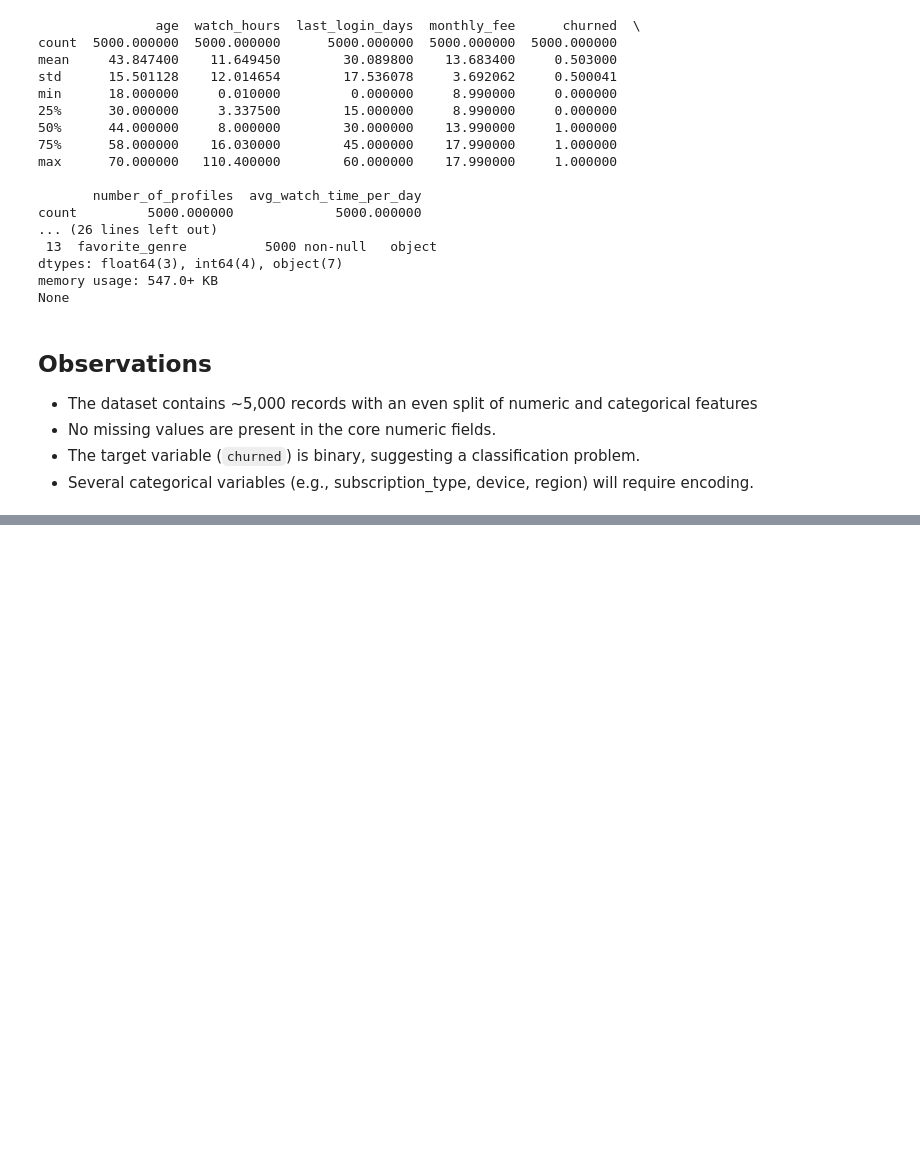
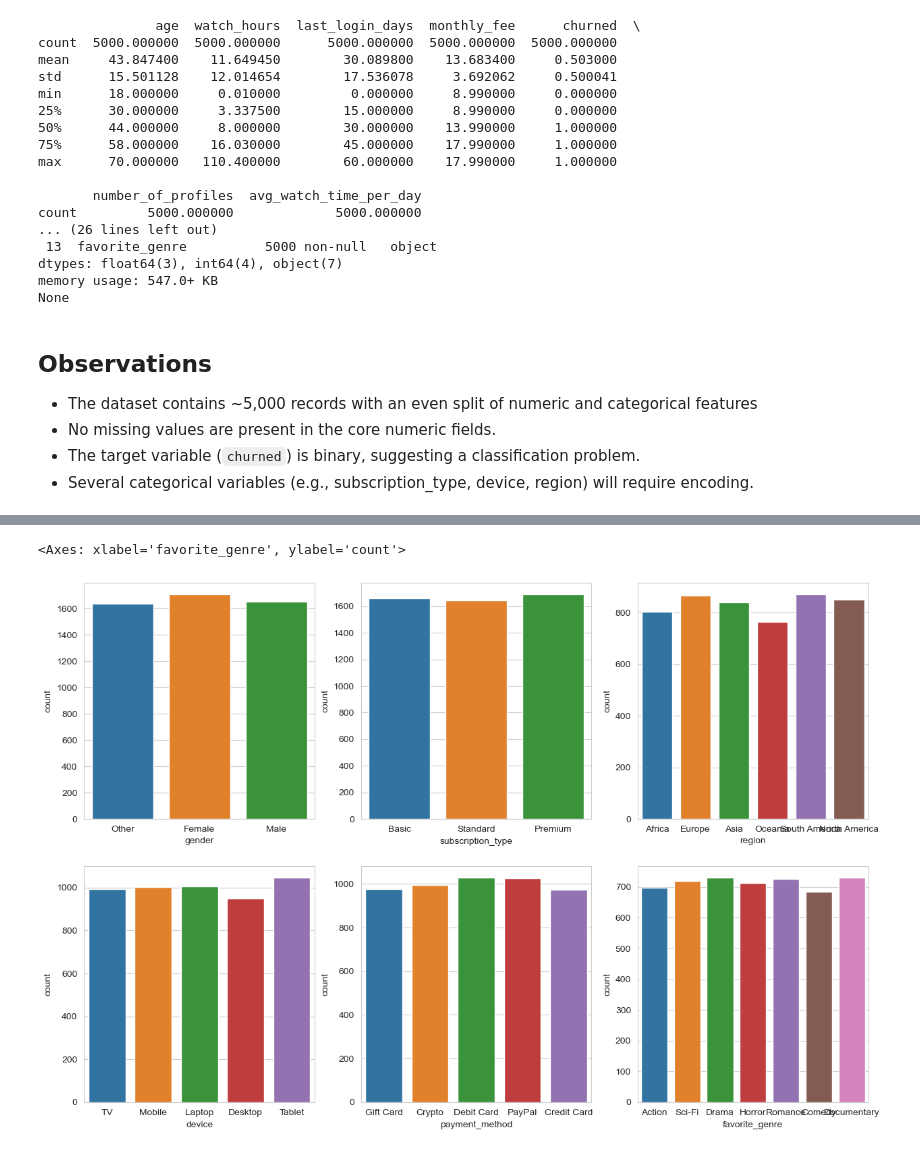
Before and after one commit to cpun94/personal-analytics-projects, a Jupyter notebook: Netflix Subscriber Churn Prediction/notebooks/01_data_exploration.ipynb, the cells around one changed output, grey strips where cells are left out. Saved outputs shown, nothing was run; the diff lists cells and outputs as text; code cells hidden in the pictures; blank space fills up the shorter version.

```diff
--- a/Netflix Subscriber Churn Prediction/notebooks/01_data_exploration.ipynb
+++ b/Netflix Subscriber Churn Prediction/notebooks/01_data_exploration.ipynb
@@ -76,0 +80,17 @@ Based on the initial exploration, the next phase will focus on:
+# %%
+## Categorical Variable EDA
+df_categorical_only = netflix_data.select_dtypes(include = 'object').copy()
+
+cat_stats = pd.DataFrame(columns=["col_name","col_category_name","num_unique_values"])
+
+rows=[]
+for c in df_categorical_only.columns:
+    rows.append({
+        "col_name": c,
+        "col_category_name": df_categorical_only[c].unique(),
+        "num_unique_values": df_categorical_only[c].nunique()
+    })
+
+cat_stats = pd.DataFrame(rows)
+cat_stats = cat_stats.iloc[1:]
+print(cat_stats.head())
@@ -76,0 +111,25 @@ Based on the initial exploration, the next phase will focus on:
+# %%
+## Create bar charts of frequency counts by each column category
+
+fig = plt.figure(figsize = (15,10))
+
+ax1 = fig.add_subplot(2,3,1)
+sns.countplot(data = df_categorical_only, x = 'gender', ax=ax1, hue='gender')
+
+ax2 = fig.add_subplot(2,3,2)
+sns.countplot(data = df_categorical_only, x = 'subscription_type', ax=ax2, hue='subscription_type')
+
+ax3 = fig.add_subplot(2,3,3)
+sns.countplot(data = df_categorical_only, x = 'region', ax=ax3, hue="region")
+
+ax4 = fig.add_subplot(2,3,4)
+sns.countplot(data = df_categorical_only, x = 'device', ax=ax4, hue="device")
+
+ax5 = fig.add_subplot(2,3,5)
+sns.countplot(data = df_categorical_only, x = 'payment_method', ax=ax5, hue="payment_method")
+
+ax6 = fig.add_subplot(2,3,6)
+sns.countplot(data = df_categorical_only, x = 'favorite_genre', ax=ax6, hue="favorite_genre")
+# %% [output]
+<Axes: xlabel='favorite_genre', ylabel='count'>
+[figure, added]
```
Also changed, not shown: parts of 11 cells of this notebook.
